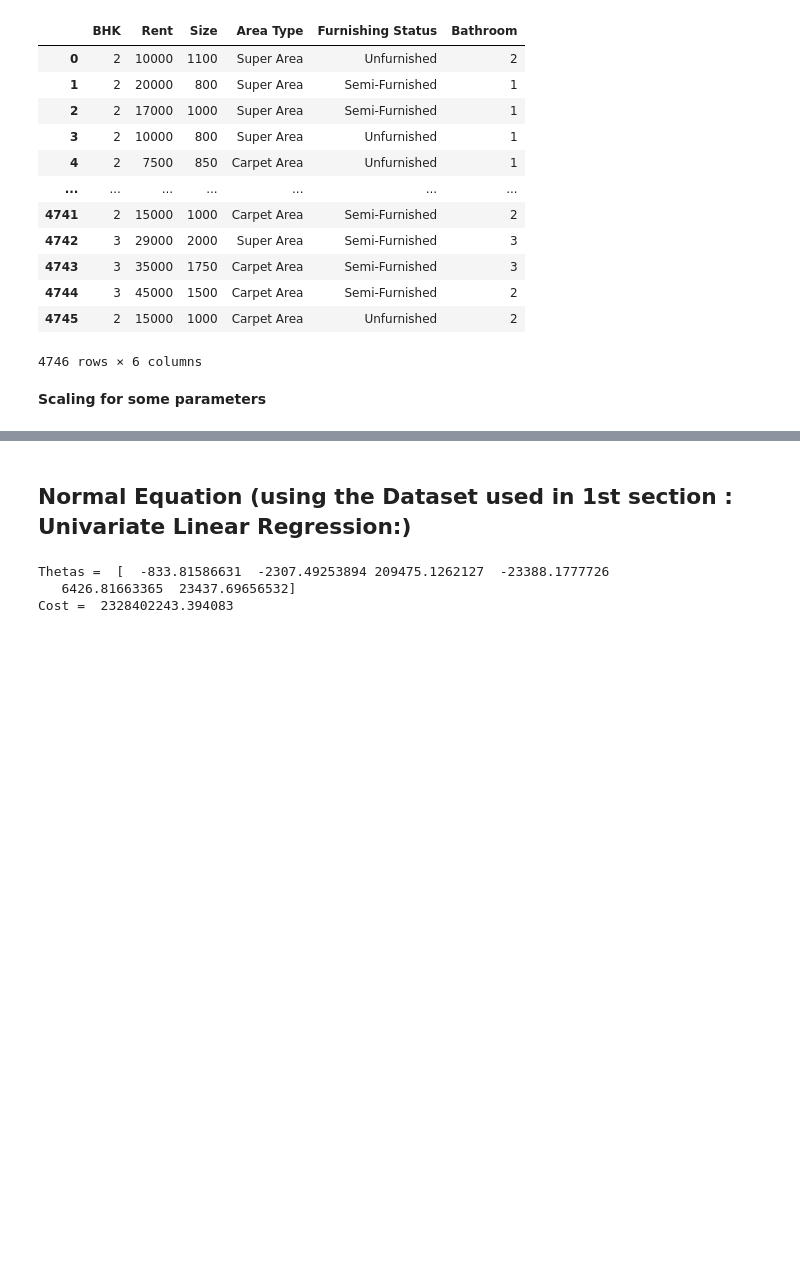
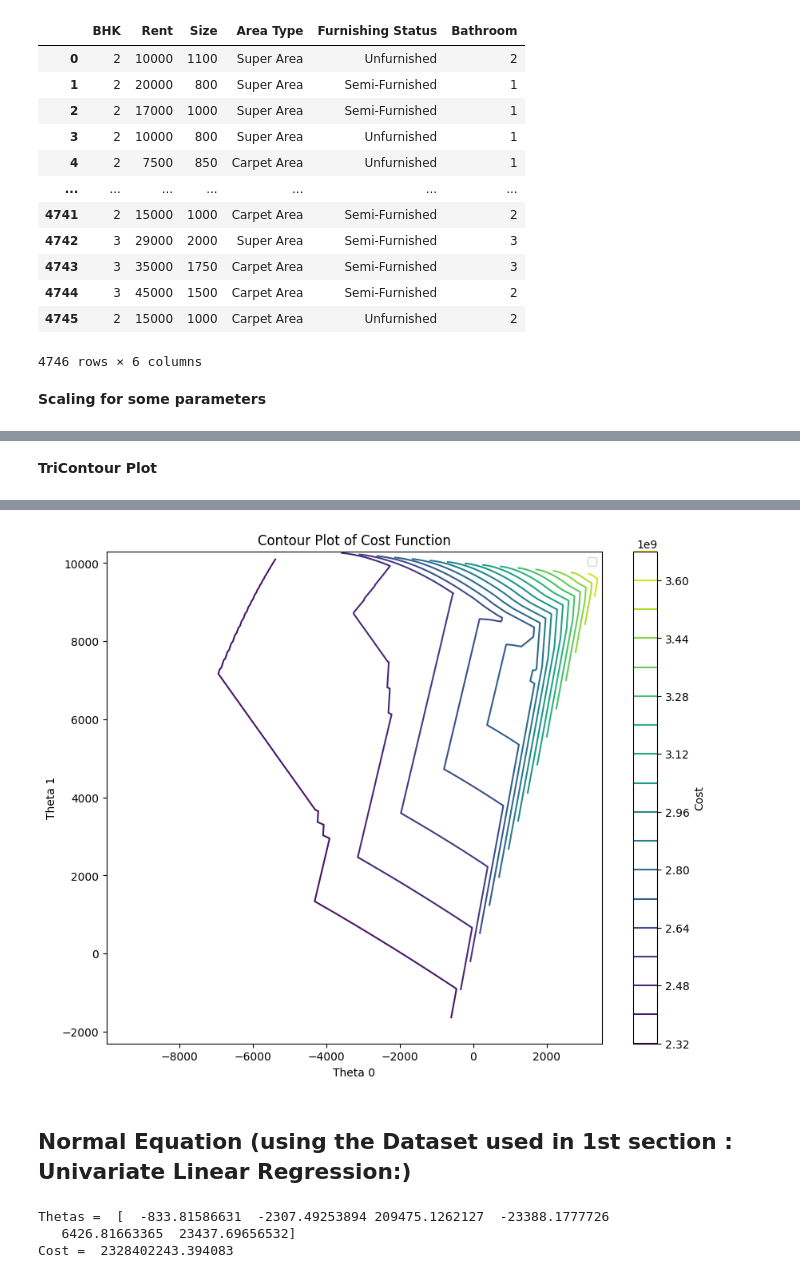
Before and after one commit to Prottya-Roy/Machine_Learning_Lab_Assignment, a Jupyter notebook: Class_Assignments/2018831001_Linear_Regression_4K_data.ipynb, the cells around one changed output, grey strips where cells are left out. Drawn from its saved outputs; the diff is of its cells as text; code cells hidden in the pictures; blank space fills up the shorter version.

```diff
--- a/Class_Assignments/2018831001_Linear_Regression_4K_data.ipynb
+++ b/Class_Assignments/2018831001_Linear_Regression_4K_data.ipynb
@@ -79,0 +101,19 @@ Cost =  2328404547.551706
+# %% [markdown]
+**TriContour Plot**
+# %%
+from matplotlib.tri import Triangulation
+
+min_cost_index = np.argmin(costs)
+
+triang = Triangulation(thetas[:, 0], thetas[:, 1])
+
+plt.figure(figsize=(10, 8))
+contour_plot = plt.tricontour(triang, costs, levels=20, cmap='viridis')
+plt.xlabel('Theta 0')
+plt.ylabel('Theta 1')
+plt.title('Contour Plot of Cost Function')
+plt.legend()
+plt.colorbar(contour_plot, label='Cost')
+
+plt.show()
+# %% [output]
@@ -80,3 +121,4 @@ Cost =  2328404547.551706
+[figure, added]
 # %% [markdown]
 ## **Normal Equation (using the Dataset used in 1st section : Univariate Linear Regression:)**
 # %%
```
Also changed, not shown: parts of 3 cells of this notebook.
